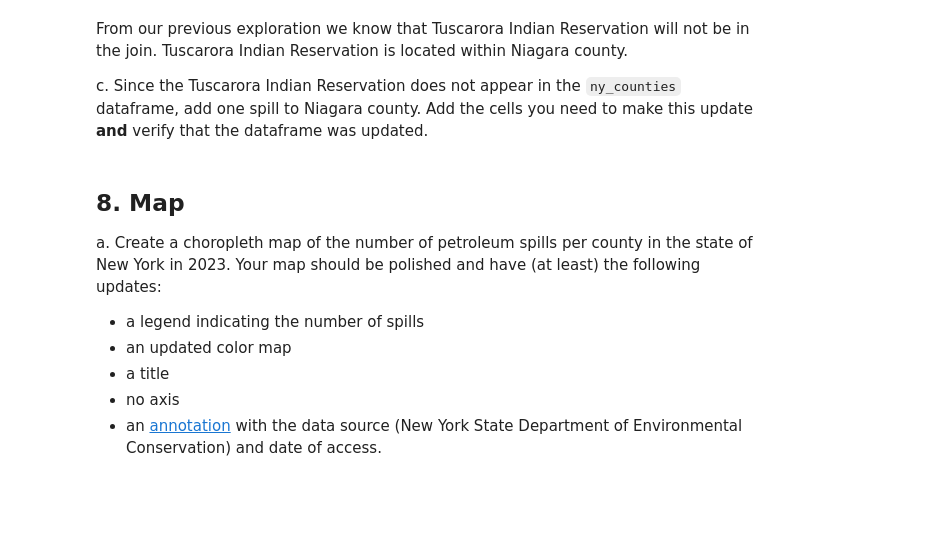
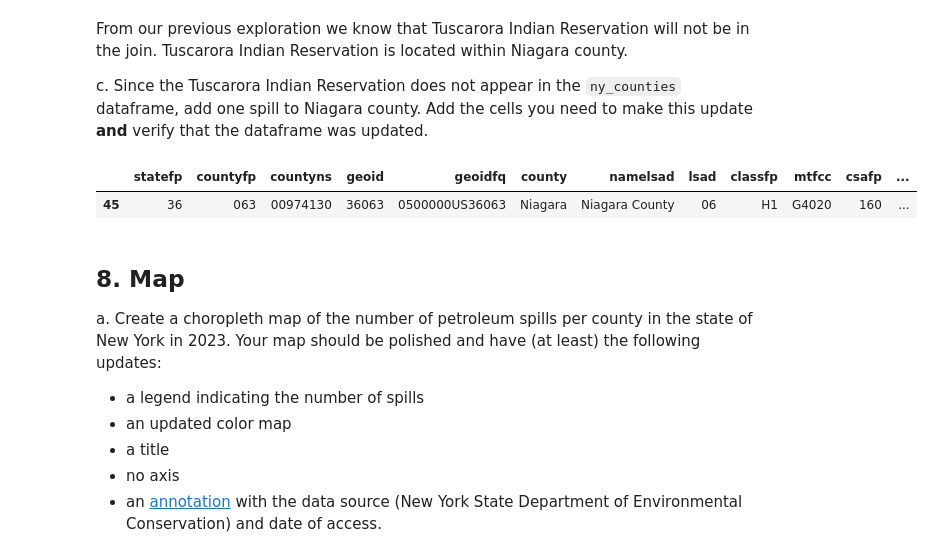
Before and after one commit to marinakochuten/eds220-hwk3, a Jupyter notebook: hwk3-task2-oil-spills.ipynb, the cells around one changed output. Cells and saved outputs as stored; diff of their text form; code cells hidden in the pictures; blank space fills up the shorter version.

Commit message:
Finish through Q7, joining the dataframes

```diff
--- a/hwk3-task2-oil-spills.ipynb
+++ b/hwk3-task2-oil-spills.ipynb
@@ -436,0 +477,3 @@ You may add cells if needed.
+# %%
+# Next, update to 'St. Lawrence' using at[]
+spills_per_county.at[50, 'county'] = 'St. Lawrence'
@@ -449,3 +491,9 @@ b. Over-write `ny_counties` as the  inner join of the `spills_per_county` and `n
+# %%
+# a. Rename 'name' column in ny_counties to 'county' for join
+ny_counties = ny_counties.rename(columns={"name":"county"})
+# %%
+# b. Inner join ny_counties and spills_per_county by county column
+ny_counties = pd.merge(ny_counties, spills_per_county, how='inner', on='county')
 # %% [markdown]
 
 From our previous exploration we know that Tuscarora Indian Reservation will not be in the join. Tuscarora Indian Reservation is located within Niagara county.
@@ -455,0 +502,6 @@ c. Since the Tuscarora Indian Reservation does not appear in the `ny_counties` d
+# %%
+# c. # Find index integer for the row regarding Niagara county
+ny_counties[ny_counties.county == 'Niagara']
+# %% [output]
+|  | statefp | countyfp | countyns | geoid | geoidfq | county | namelsad | lsad | classfp | mtfcc | csafp | ... |
+| 45 | 36 | 063 | 00974130 | 36063 | 0500000US36063 | Niagara | Niagara County | 06 | H1 | G4020 | 160 | ... |
```
Also changed, not shown: parts of 18 cells of this notebook.
